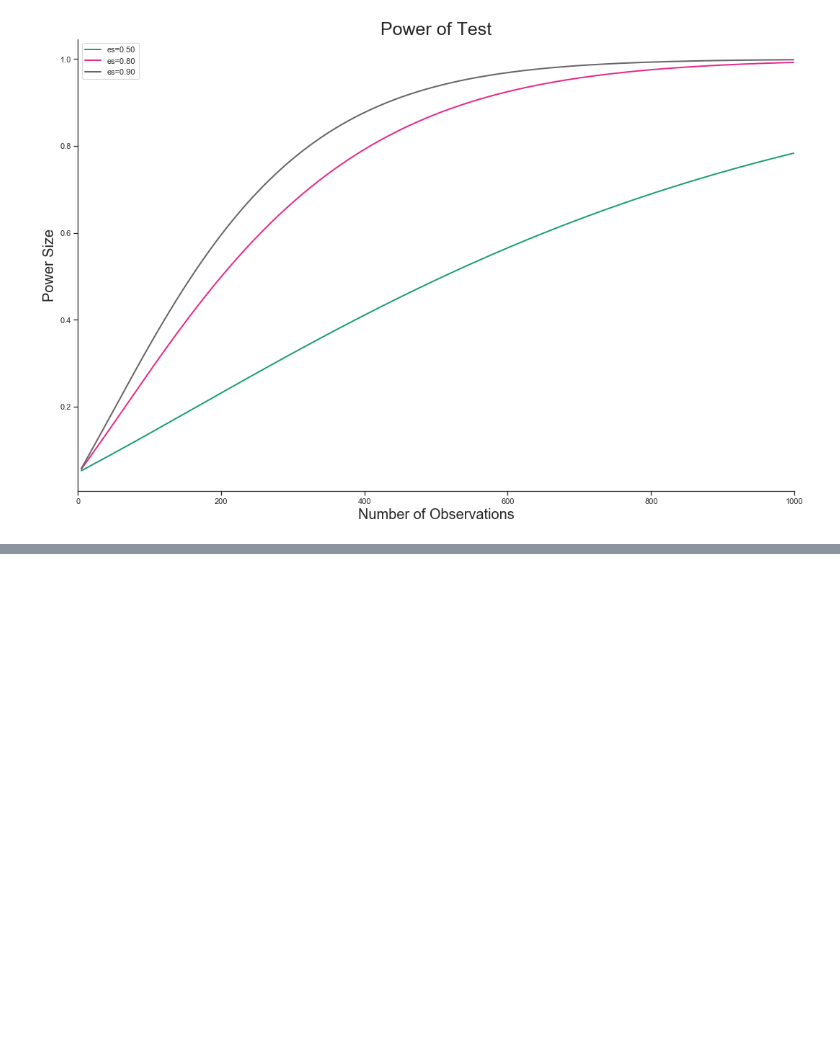
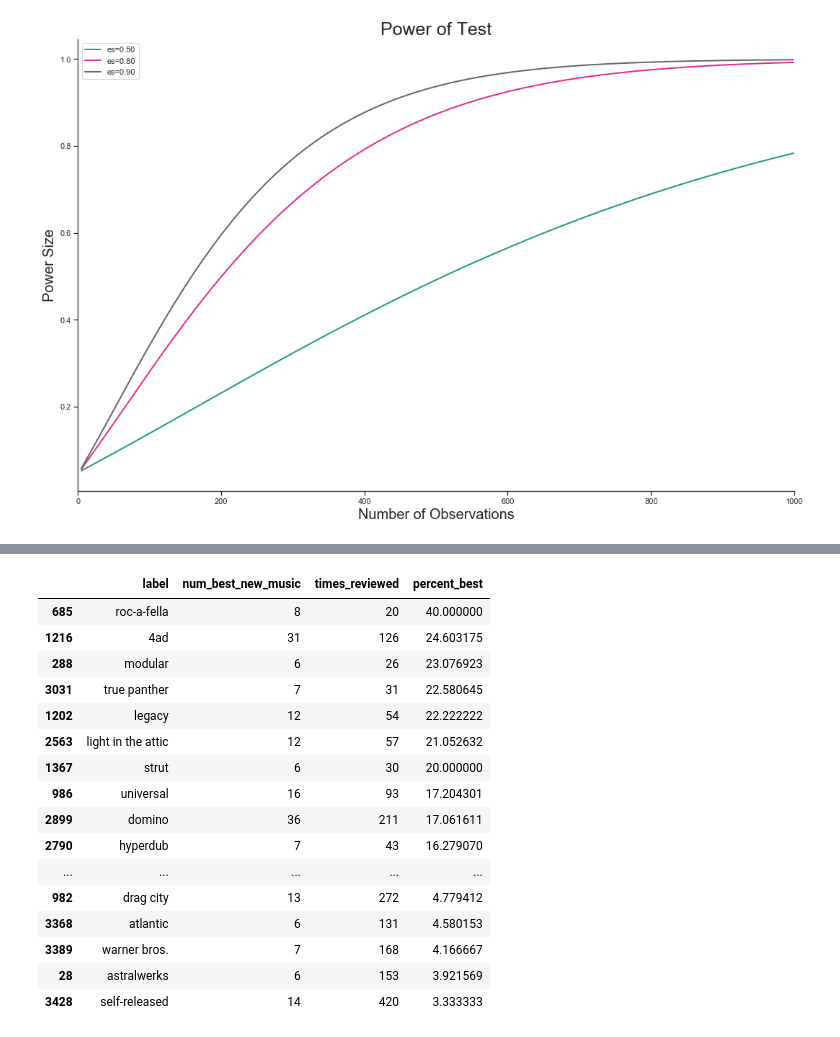
Before and after one commit to tsgreenwood-flatiron-data-science/mod2_final_project, a Jupyter notebook: folkenstein.ipynb, the cells around one changed output, grey strips where cells are left out. Saved outputs shown, nothing was run; the diff lists cells and outputs as text; code cells hidden in the pictures; blank space fills up the shorter version.

```diff
--- a/folkenstein.ipynb
+++ b/folkenstein.ipynb
@@ -391,0 +500,23 @@ plt.show();
+# %%
+#add column
+df_labels_most_best['percent_best'] = 100*df_labels_most_best['num_best_new_music'] / df_labels_most_best['times_reviewed']
+df_labels_most_best = df_labels_most_best.sort_values(by=['percent_best'], ascending=False)
+df_labels_most_best
+# %% [output]
+|  | label | num_best_new_music | times_reviewed | percent_best |
+| 685 | roc-a-fella | 8 | 20 | 40.000000 |
+| 1216 | 4ad | 31 | 126 | 24.603175 |
+| 288 | modular | 6 | 26 | 23.076923 |
+| 3031 | true panther | 7 | 31 | 22.580645 |
+| 1202 | legacy | 12 | 54 | 22.222222 |
+| 2563 | light in the attic | 12 | 57 | 21.052632 |
+| 1367 | strut | 6 | 30 | 20.000000 |
+| 986 | universal | 16 | 93 | 17.204301 |
+| 2899 | domino | 36 | 211 | 17.061611 |
+| 2790 | hyperdub | 7 | 43 | 16.279070 |
+| ... | ... | ... | ... | ... |
+| 982 | drag city | 13 | 272 | 4.779412 |
+| 3368 | atlantic | 6 | 131 | 4.580153 |
+| 3389 | warner bros. | 7 | 168 | 4.166667 |
+| 28 | astralwerks | 6 | 153 | 3.921569 |
+| 3428 | self-released | 14 | 420 | 3.333333 |
```
Also changed, not shown: parts of 36 cells of this notebook.
